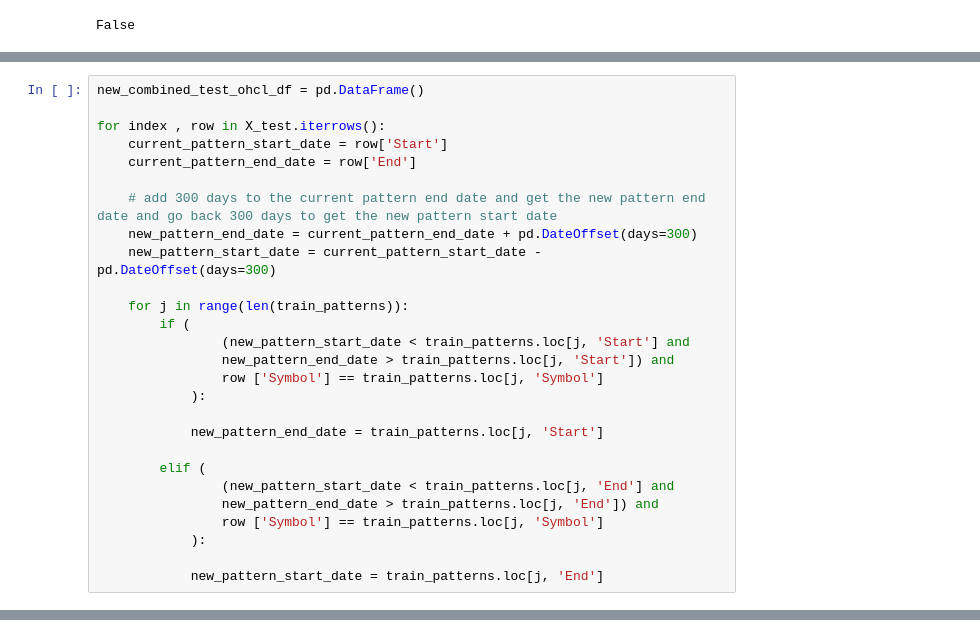
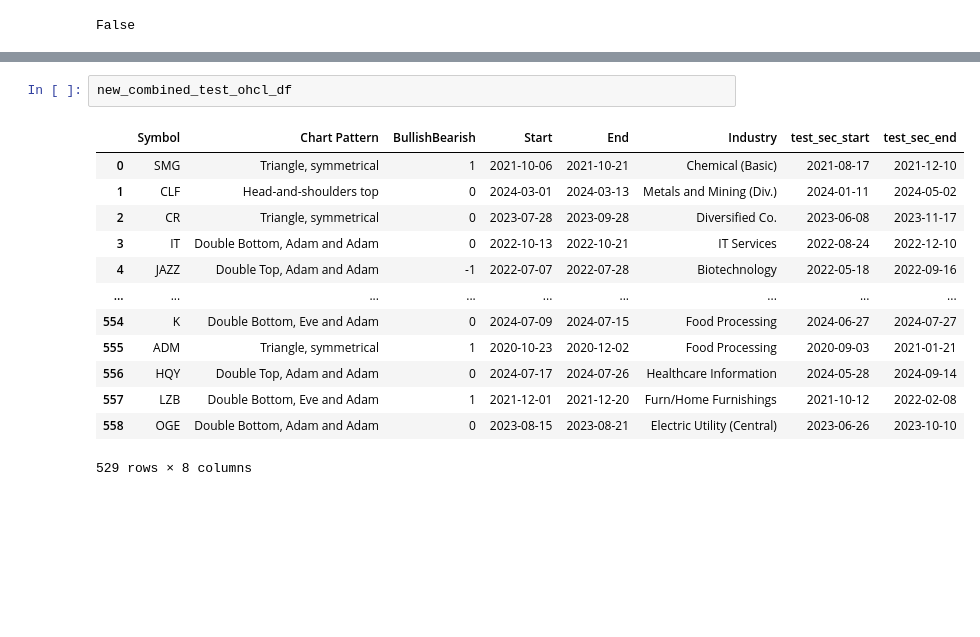
Before and after one commit to Ginushmal/Candlestick-Chart-Pattern-Detection-FYP, a Jupyter notebook: 04. Pattern Locating.ipynb, the cells around one changed output, grey strips where cells are left out. Cells and saved outputs as stored; diff of their text form; blank space fills up the shorter version.

```diff
--- a/04. Pattern Locating.ipynb
+++ b/04. Pattern Locating.ipynb
@@ -124,27 +142,0 @@ train start and end  2024-07-18 00:00:00 2024-07-30 00:00:00
-# %%
-new_combined_test_ohcl_df = pd.DataFrame()
-
-for index , row in X_test.iterrows():
-    current_pattern_start_date = row['Start']
-    current_pattern_end_date = row['End']
-
-    # add 300 days to the current pattern end date and get the new pattern end date and go back 300 days to get the new pattern start date
-    new_pattern_end_date = current_pattern_end_date + pd.DateOffset(days=300)
-    new_pattern_start_date = current_pattern_start_date - pd.DateOffset(days=300)
-
-    for j in range(len(train_patterns)):
-        if (
-                (new_pattern_start_date < train_patterns.loc[j, 'Start'] and
-                new_pattern_end_date > train_patterns.loc[j, 'Start']) and
-                row ['Symbol'] == train_patterns.loc[j, 'Symbol']
-            ):
-
-            new_pattern_end_date = train_patterns.loc[j, 'Start']
-
-        elif (
-                (new_pattern_start_date < train_patterns.loc[j, 'End'] and
-                new_pattern_end_date > train_patterns.loc[j, 'End']) and
-                row ['Symbol'] == train_patterns.loc[j, 'Symbol']
-            ):
-
-            new_pattern_start_date = train_patterns.loc[j, 'End']
@@ -150,0 +235,16 @@ for index , row in X_test.iterrows():
+# %%
+new_combined_test_ohcl_df
+# %% [output]
+|  | Symbol | Chart Pattern | BullishBearish | Start | End | Industry | test_sec_start | test_sec_end |
+| 0 | SMG | Triangle, symmetrical | 1 | 2021-10-06 | 2021-10-21 | Chemical (Basic) | 2021-08-17 | 2021-12-10 |
+| 1 | CLF | Head-and-shoulders top | 0 | 2024-03-01 | 2024-03-13 | Metals and Mining (Div.) | 2024-01-11 | 2024-05-02 |
+| 2 | CR | Triangle, symmetrical | 0 | 2023-07-28 | 2023-09-28 | Diversified Co. | 2023-06-08 | 2023-11-17 |
+| 3 | IT | Double Bottom, Adam and Adam | 0 | 2022-10-13 | 2022-10-21 | IT Services | 2022-08-24 | 2022-12-10 |
+| 4 | JAZZ | Double Top, Adam and Adam | -1 | 2022-07-07 | 2022-07-28 | Biotechnology | 2022-05-18 | 2022-09-16 |
+| ... | ... | ... | ... | ... | ... | ... | ... | ... |
+| 554 | K | Double Bottom, Eve and Adam | 0 | 2024-07-09 | 2024-07-15 | Food Processing | 2024-06-27 | 2024-07-27 |
+| 555 | ADM | Triangle, symmetrical | 1 | 2020-10-23 | 2020-12-02 | Food Processing | 2020-09-03 | 2021-01-21 |
+| 556 | HQY | Double Top, Adam and Adam | 0 | 2024-07-17 | 2024-07-26 | Healthcare Information | 2024-05-28 | 2024-09-14 |
+| 557 | LZB | Double Bottom, Eve and Adam | 1 | 2021-12-01 | 2021-12-20 | Furn/Home Furnishings | 2021-10-12 | 2022-02-08 |
+| 558 | OGE | Double Bottom, Adam and Adam | 0 | 2023-08-15 | 2023-08-21 | Electric Utility (Central) | 2023-06-26 | 2023-10-10 |
+529 rows × 8 columns
```
Also changed, not shown: parts of 28 cells of this notebook, 4 other files.
